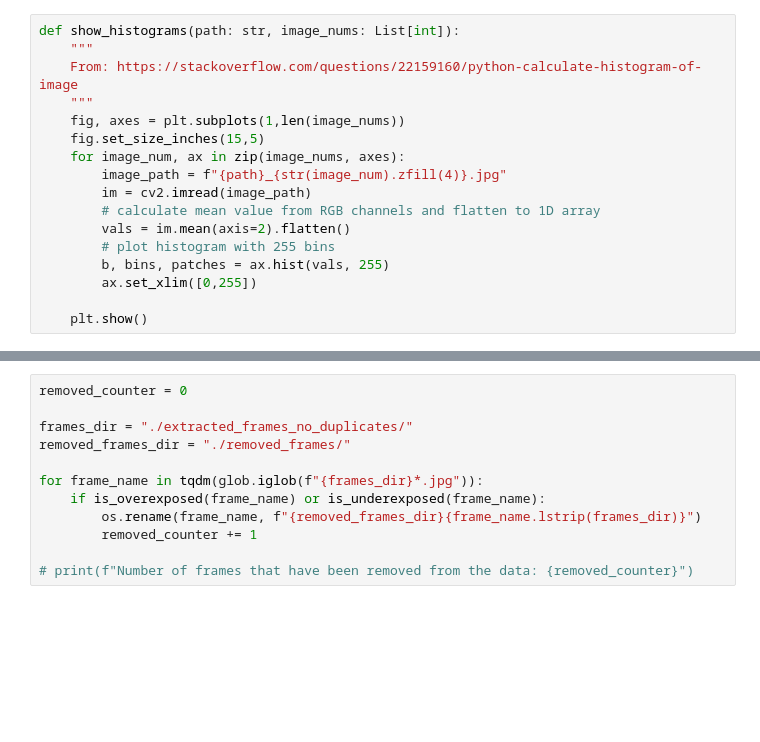
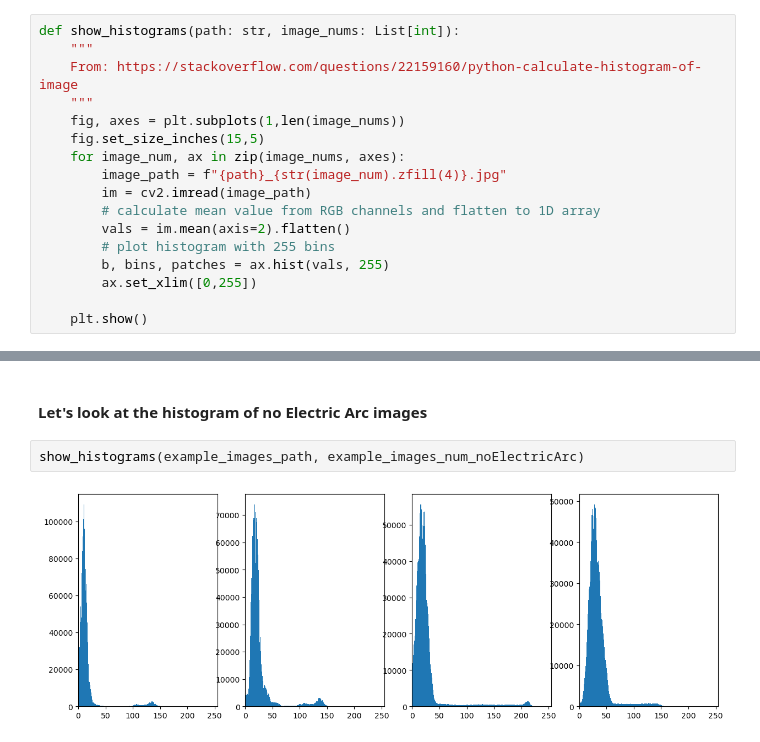
Before and after one commit to Arrofi07/aut-project-gefertec, a Jupyter notebook: Bildvorverarbeitung.ipynb, the cells around one changed output, grey strips where cells are left out. Cells and saved outputs as stored; diff of their text form; blank space fills up the shorter version.

```diff
--- a/Bildvorverarbeitung.ipynb
+++ b/Bildvorverarbeitung.ipynb
@@ -211,12 +206,6 @@ True
-# %%
-removed_counter = 0
-
-frames_dir = "./extracted_frames_no_duplicates/"
-removed_frames_dir = "./removed_frames/"
-
-for frame_name in tqdm(glob.iglob(f"{frames_dir}*.jpg")):
-    if is_overexposed(frame_name) or is_underexposed(frame_name):
-        os.rename(frame_name, f"{removed_frames_dir}{frame_name.lstrip(frames_dir)}")
-        removed_counter += 1
-
-# print(f"Number of frames that have been removed from the data: {removed_counter}")
+# %% [markdown]
+#### Let's look at the histogram of no Electric Arc images
+# %%
+show_histograms(example_images_path, example_images_num_noElectricArc)
+# %% [output]
+[figure, added]
```
Also changed, not shown: parts of 57 cells of this notebook.
